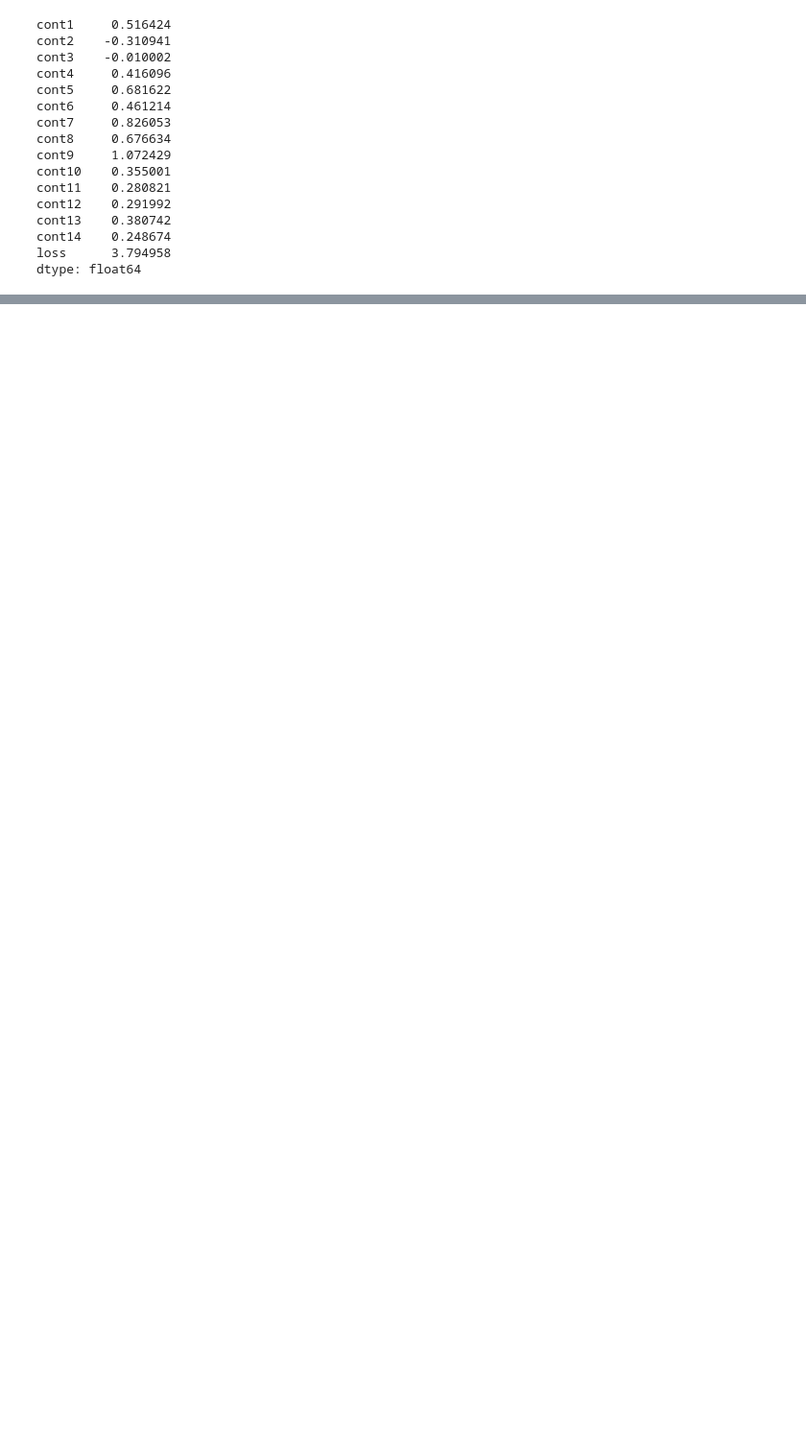
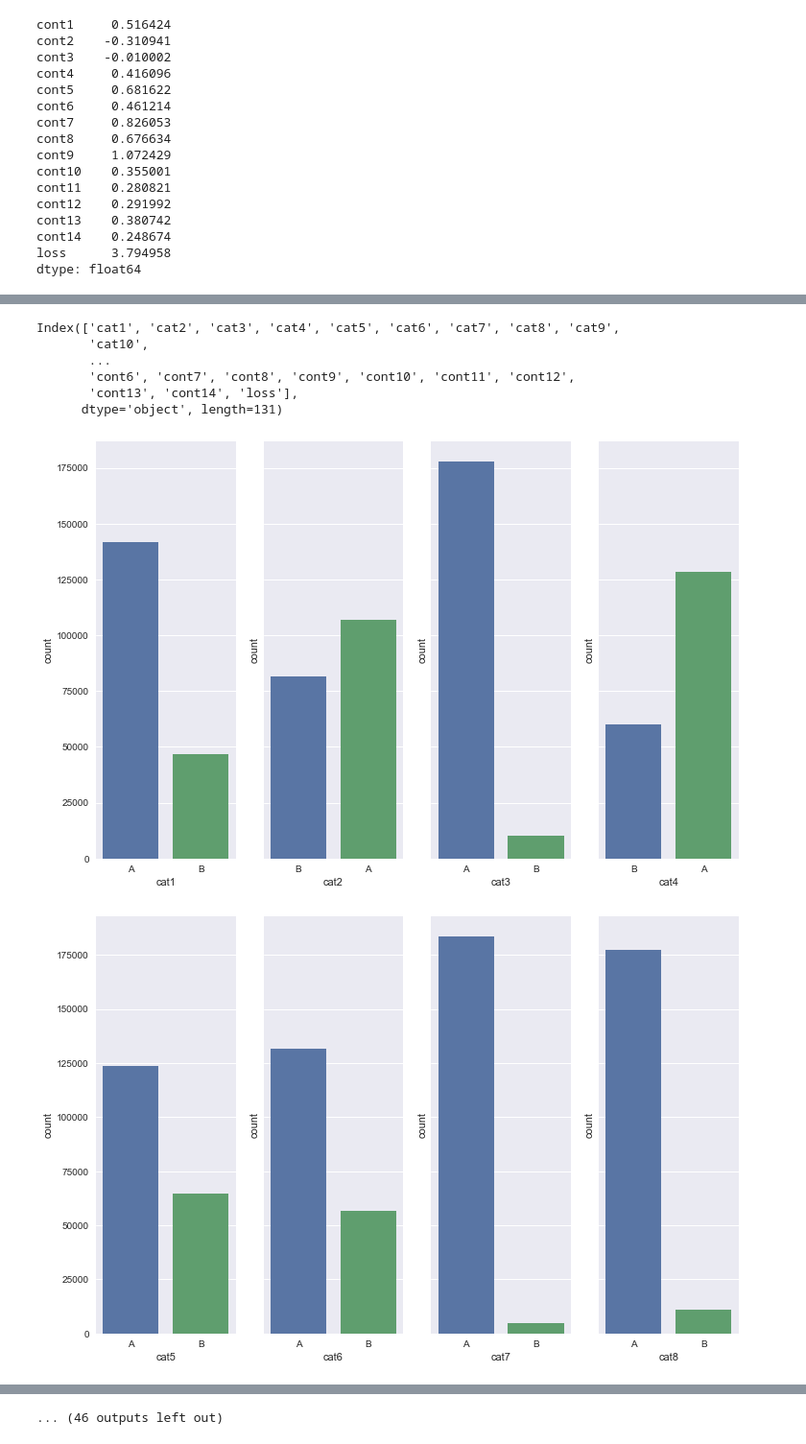
Before and after one commit to prabha-git/kaggle, a Jupyter notebook: Allstate Claims Severity/Exploratory study on ML algorithms.ipynb, the cells around one changed output, grey strips where cells are left out. Shown at 96% size. Cells and saved outputs as stored; diff of their text form; code cells hidden in the pictures; blank space fills up the shorter version.

```diff
--- a/Allstate Claims Severity/Exploratory study on ML algorithms.ipynb
+++ b/Allstate Claims Severity/Exploratory study on ML algorithms.ipynb
@@ -59,0 +159,22 @@ dtype: float64
+# %%
+#Data Visualization
+cols=train.columns
+cols
+# %% [output]
+Index(['cat1', 'cat2', 'cat3', 'cat4', 'cat5', 'cat6', 'cat7', 'cat8', 'cat9',
+       'cat10',
+       ...
+       'cont6', 'cont7', 'cont8', 'cont9', 'cont10', 'cont11', 'cont12',
+       'cont13', 'cont14', 'loss'],
+      dtype='object', length=131)
+# %%
+n_cols=4;n_rows=29
+
+for i in range(n_rows):
+    fg,ax=plt.subplots(nrows=1,ncols=n_cols,sharey=True,figsize=(12,8))
+    for j in range(n_cols):
+        sns.countplot(x=cols[i*n_cols+j],data=train,ax=ax[j])
+plt.show()
+# %% [output]
+[figure, added]
+[figure, added]
@@ -59,0 +191 @@ dtype: float64
+... (46 outputs left out)
```
Also changed, not shown: parts of 16 cells of this notebook.
